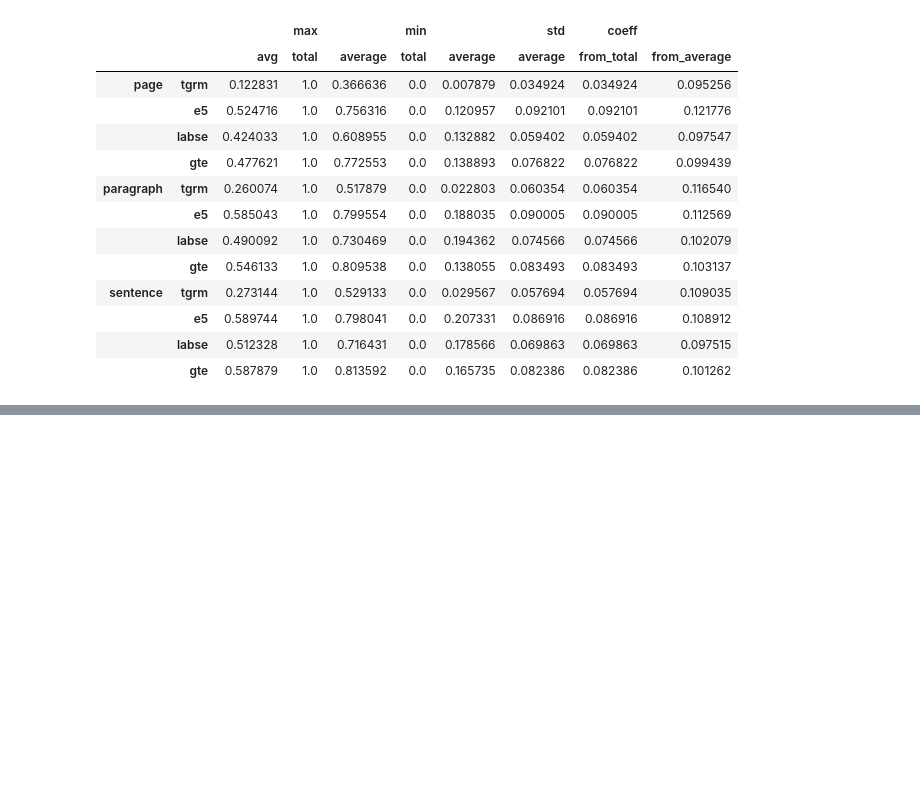
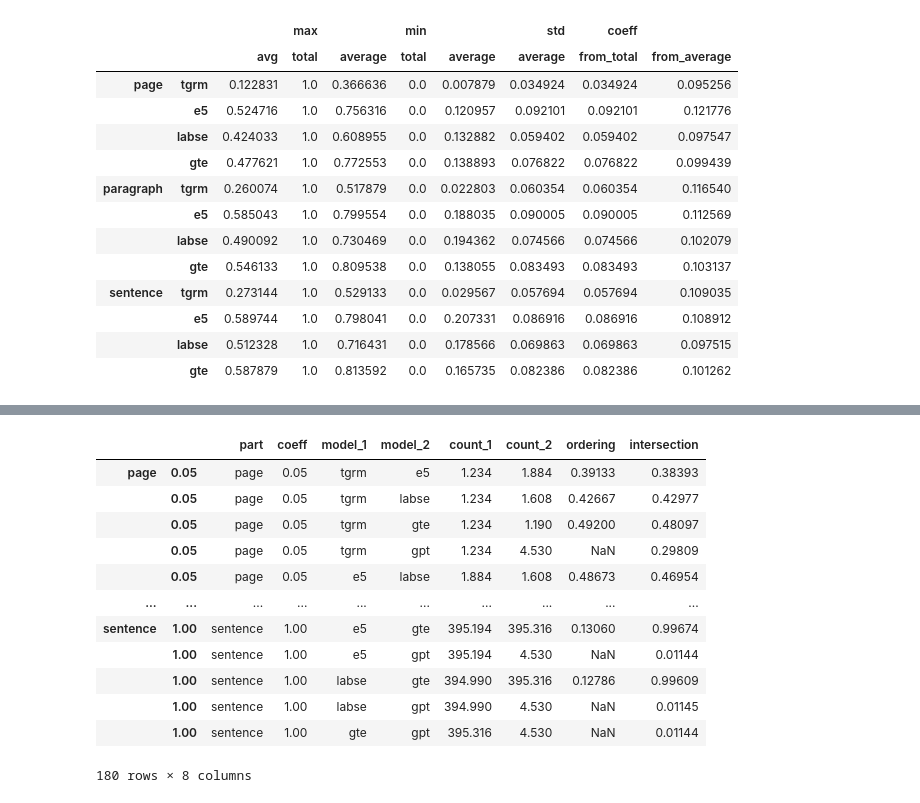
Before and after one commit to milanmarcinco/bachelor, a Jupyter notebook: src/evaluation/main.ipynb, the cells around one changed output, grey strips where cells are left out. Saved outputs shown, nothing was run; the diff lists cells and outputs as text; code cells hidden in the pictures; blank space fills up the shorter version.

```diff
--- a/src/evaluation/main.ipynb
+++ b/src/evaluation/main.ipynb
@@ -754,0 +745,34 @@ part, coeff, pair         counts     ordering      intersection
+# %%
+df = pandas.DataFrame({
+    "part": values["part"],
+    "coeff": values["coeff"],
+    "model_1": values["model_1"],
+    "model_2": values["model_2"],
+    "count_1": values["count_1"],
+    "count_2": values["count_2"],
+    "ordering": values["ordering"],
+    "intersection": values["intersection"]
+})
+
+df.index = pandas.MultiIndex.from_tuples([
+    (PARTS[i], COEFFS[j])
+    for i in range(len(PARTS))
+    for j in range(len(COEFFS))
+    for _ in range(len(MODEL_COMBINATIONS))
+])
+
+df
+# %% [output]
+|  |  | part | coeff | model_1 | model_2 | count_1 | count_2 | ordering | intersection |
+| page | 0.05 | page | 0.05 | tgrm | e5 | 1.234 | 1.884 | 0.39133 | 0.38393 |
+|  | 0.05 | page | 0.05 | tgrm | labse | 1.234 | 1.608 | 0.42667 | 0.42977 |
+|  | 0.05 | page | 0.05 | tgrm | gte | 1.234 | 1.190 | 0.49200 | 0.48097 |
+|  | 0.05 | page | 0.05 | tgrm | gpt | 1.234 | 4.530 | NaN | 0.29809 |
+|  | 0.05 | page | 0.05 | e5 | labse | 1.884 | 1.608 | 0.48673 | 0.46954 |
+| ... | ... | ... | ... | ... | ... | ... | ... | ... | ... |
+| sentence | 1.00 | sentence | 1.00 | e5 | gte | 395.194 | 395.316 | 0.13060 | 0.99674 |
+|  | 1.00 | sentence | 1.00 | e5 | gpt | 395.194 | 4.530 | NaN | 0.01144 |
+|  | 1.00 | sentence | 1.00 | labse | gte | 394.990 | 395.316 | 0.12786 | 0.99609 |
+|  | 1.00 | sentence | 1.00 | labse | gpt | 394.990 | 4.530 | NaN | 0.01145 |
+|  | 1.00 | sentence | 1.00 | gte | gpt | 395.316 | 4.530 | NaN | 0.01144 |
+180 rows × 8 columns
```
Also changed, not shown: parts of 5 cells of this notebook.
